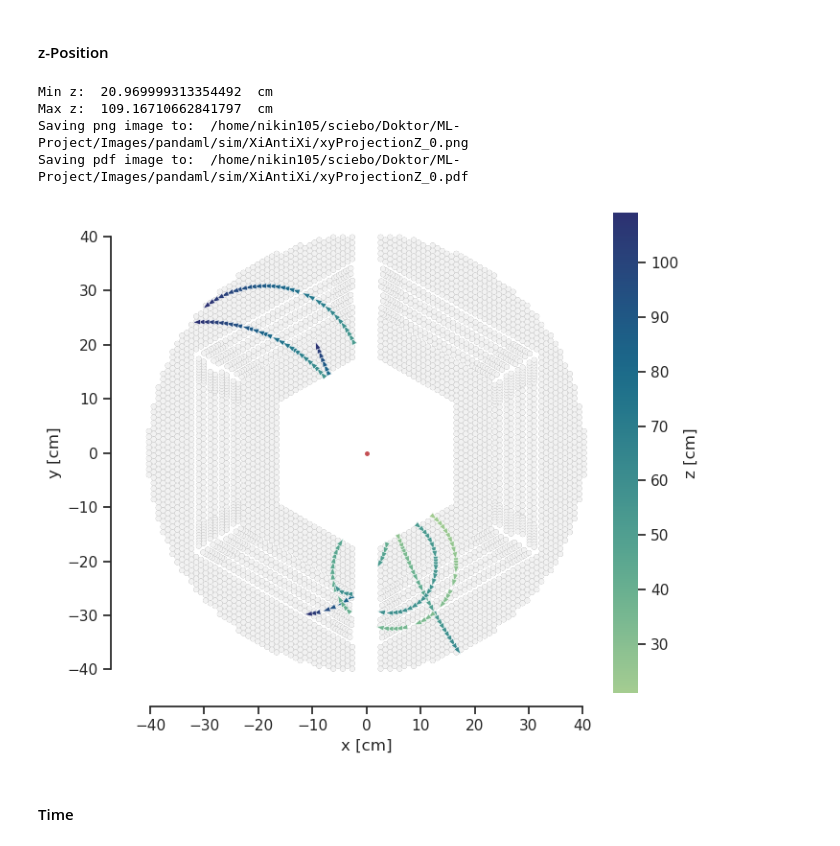
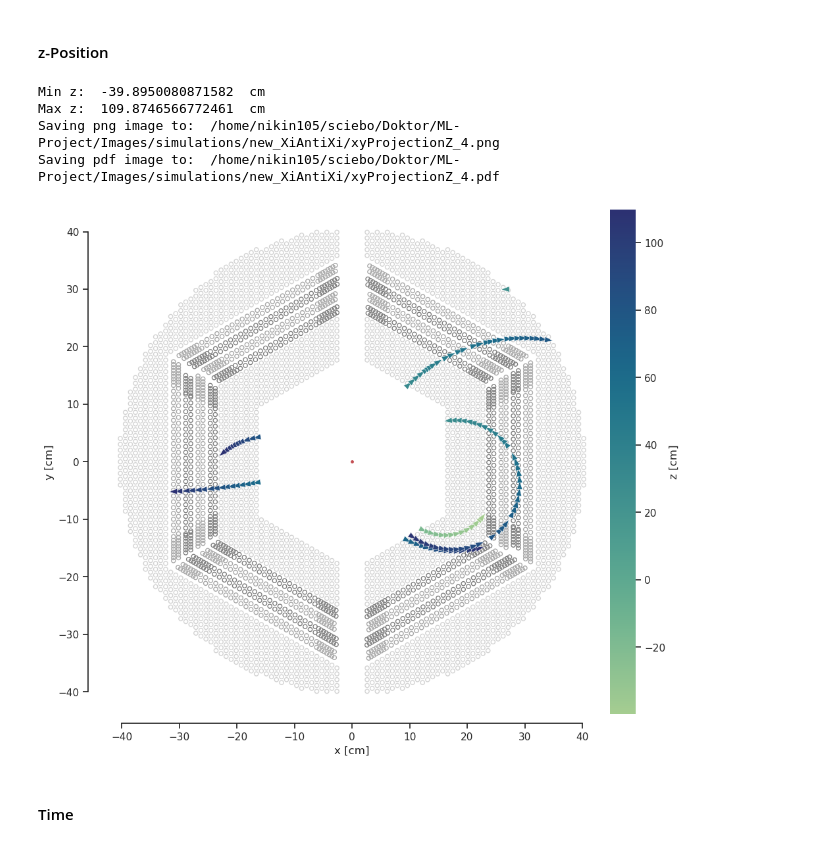
Before and after one commit to n-idw/panda-visualization, a Jupyter notebook: simulationChain/plotSim.ipynb, the cells around one changed output. Saved outputs shown, nothing was run; the diff lists cells and outputs as text; code cells hidden in the pictures.

Commit message:
Changed the sim visualization to adopt the new decay config Also did some refactoring to make the code more modular

```diff
--- a/simulationChain/plotSim.ipynb
+++ b/simulationChain/plotSim.ipynb
@@ -43,10 +54,10 @@ Get/set the paths to the input and output files.
 # %% [markdown]
 Name of the simulations (prefix) that should be plotted:
 # %%
-projectName = "XiAntiXi"
+projectName = "new_XiAntiXi"
 # %% [markdown]
 Path where the images should be saved
 # %%
-imagePath = os.getenv("PANDAML_IMAGE_PATH") + "/sim/" + projectName
+imagePath = "/home/nikin105/sciebo/Doktor/ML-Project/Images/simulations/" + projectName
 print("Images will be saved in", imagePath)
 # %% [output]
@@ -54,7 +65,7 @@ Images will be saved in /home/nikin105/sciebo/Doktor/ML-Project/Images/pandaml/s
 # %% [markdown]
 Path to the simulation ROOT file
 # %%
-simFile = os.getenv("SIM_FILE_PATH")  + "/" + projectName + "/root/" + projectName + "_sim.root"
-print("Input simulation file: ",simFile)
-mcPoint_params = uproot.open(simFile+":pndsim")
+# simFile = os.getenv("SIM_FILE_PATH")  + "/" + projectName + "/root/" + projectName + "_sim.root"
+simFile = "/home/nikin105/mlProject/data/simulations/XiAntiXi/test/test_sim.root"
+print("Input simulation file: ", simFile)
 # %% [output]
@@ -417,73 +302,82 @@ $ p\bar{p}\to $ $ \bar{\Xi}^+_{1} \to $ $ \bar{\Lambda}^0_{3} \to $ $ \bar{p}_{5
 
 #### z-Position
 # %%
-
 # find out what the maximum and minimum z values are
-z_coords = np.concatenate((stt_z, mvd_z))
-min_z = np.min(z_coords)
-print("Min z: ", np.min(z_coords), " cm")
-max_z = np.max(z_coords)
-print("Max z: ", np.max(z_coords), " cm")
+min_z = np.min(stt_point["Z"])
+print("Min z: ", min_z, " cm")
+max_z = np.max(stt_point["Z"])
+print("Max z: ", max_z, " cm")
 
 # Create a normalization object
 zNorm = mcolors.Normalize(vmin=min_z, vmax=max_z)
 
-plt.close('all')
+plt.close("all")
 
 # Set the general style of the plot using seaborn
 sns.set_theme(color_codes=True)
 sns.set_style("ticks")
 sns.set_context("notebook")
 
-fig, ax = plt.subplots(figsize=(8,6))
+fig, ax = plotSTT(useGrayScale=True)
 
 # Plot the IP
-ax.plot(0,0,marker='.',ms=5, color='r')
-
-# Plot the STT in the background
-for index, row in data.iterrows():
-        sttOuterTube = patches.Circle((row['x[cm]'], row['y[cm]']), row['outerRadius[cm]'], fc='gray', ec="None")
-        ax.add_patch(sttOuterTube)
-        sttInnerTube = patches.Circle((row['x[cm]'], row['y[cm]']), row['innerRadius[cm]'], fc='white', ec="None", alpha=0.9)
-        ax.add_patch(sttInnerTube)
+ax.plot(0, 0, marker=".", ms=5, color="r")
 
 # plot the STT MC points as arrows with the arrow direction being the momentum direction and the
 # color representing the z coordinate
-sttQuiver = ax.quiver(stt_x, stt_y, stt_normPx, stt_normPy, stt_z, pivot='mid', cmap='crest', scale=0.7, scale_units='xy', angles='xy',
-           units='xy', norm=zNorm, lw=0.4, edgecolor='white', headwidth=3.5, headlength=5, headaxislength=5, minlength=0.001)
+sttQuiver = ax.quiver(
+    stt_point["X"],
+    stt_point["Y"],
+    stt_normPx,
+    stt_normPy,
+    stt_point["Z"],
+    pivot="mid",
+    cmap="crest",
+    scale=0.7,
+    scale_units="xy",
+    angles="xy",
+    units="xy",
+    norm=zNorm,
+    lw=0.4,
+    edgecolor="white",
+    headwidth=3.5,
+    headlength=5,
+    headaxislength=5,
+    minlength=0.001,
+)
 
 # Set the aspect ratio to be equal
-ax.set_aspect('equal')
+ax.set_aspect("equal")
 
 sns.despine(fig=fig, ax=ax, offset=10, trim=True)
 
 # # Create a divider for the existing axes instance
 divider = make_axes_locatable(ax)
 cax = divider.append_axes("right", size="5%", pad=0.05)
 
 # Add and format the color bar
-cbar = fig.colorbar(sttQuiver, cax=cax, orientation='vertical', label='z [cm]')
+cbar = fig.colorbar(sttQuiver, cax=cax, orientation="vertical", label="z [cm]")
 cbar.outline.set_visible(False)
 
 # Set the axis labels and limits
 ax.set_xlabel("x [cm]")
 ax.set_ylabel("y [cm]")
 
 fig.tight_layout()
 
-imgPath = imagePath + "/xyProjectionZ_" + str(eventNumber)
+imgPath = imagePath + "/xyProjectionZ_" + str(entry_id)
 
-print("Saving png image to: ", imgPath+".png")
-plt.savefig(imgPath+".png", dpi=300, bbox_inches='tight')
+print("Saving png image to: ", imgPath + ".png")
+plt.savefig(imgPath + ".png", dpi=300, bbox_inches="tight")
 
-print("Saving pdf image to: ", imgPath+".pdf")
-plt.savefig(imgPath+".pdf", dpi=300, bbox_inches='tight')
+print("Saving pdf image to: ", imgPath + ".pdf")
+plt.savefig(imgPath + ".pdf", dpi=300, bbox_inches="tight")
 # %% [output]
-Min z:  20.969999313354492  cm
-Max z:  109.16710662841797  cm
-Saving png image to:  /home/nikin105/sciebo/Doktor/ML-Project/Images/pandaml/sim/XiAntiXi/xyProjectionZ_0.png
-Saving pdf image to:  /home/nikin105/sciebo/Doktor/ML-Project/Images/pandaml/sim/XiAntiXi/xyProjectionZ_0.pdf
+Min z:  -39.8950080871582  cm
+Max z:  109.8746566772461  cm
+Saving png image to:  /home/nikin105/sciebo/Doktor/ML-Project/Images/simulations/new_XiAntiXi/xyProjectionZ_4.png
+Saving pdf image to:  /home/nikin105/sciebo/Doktor/ML-Project/Images/simulations/new_XiAntiXi/xyProjectionZ_4.pdf
-[figure, old version]
+[figure, new version]
 # %% [markdown]
 #### Time
 # %%
```
Also changed, not shown: parts of 35 cells of this notebook, 3 other files.
